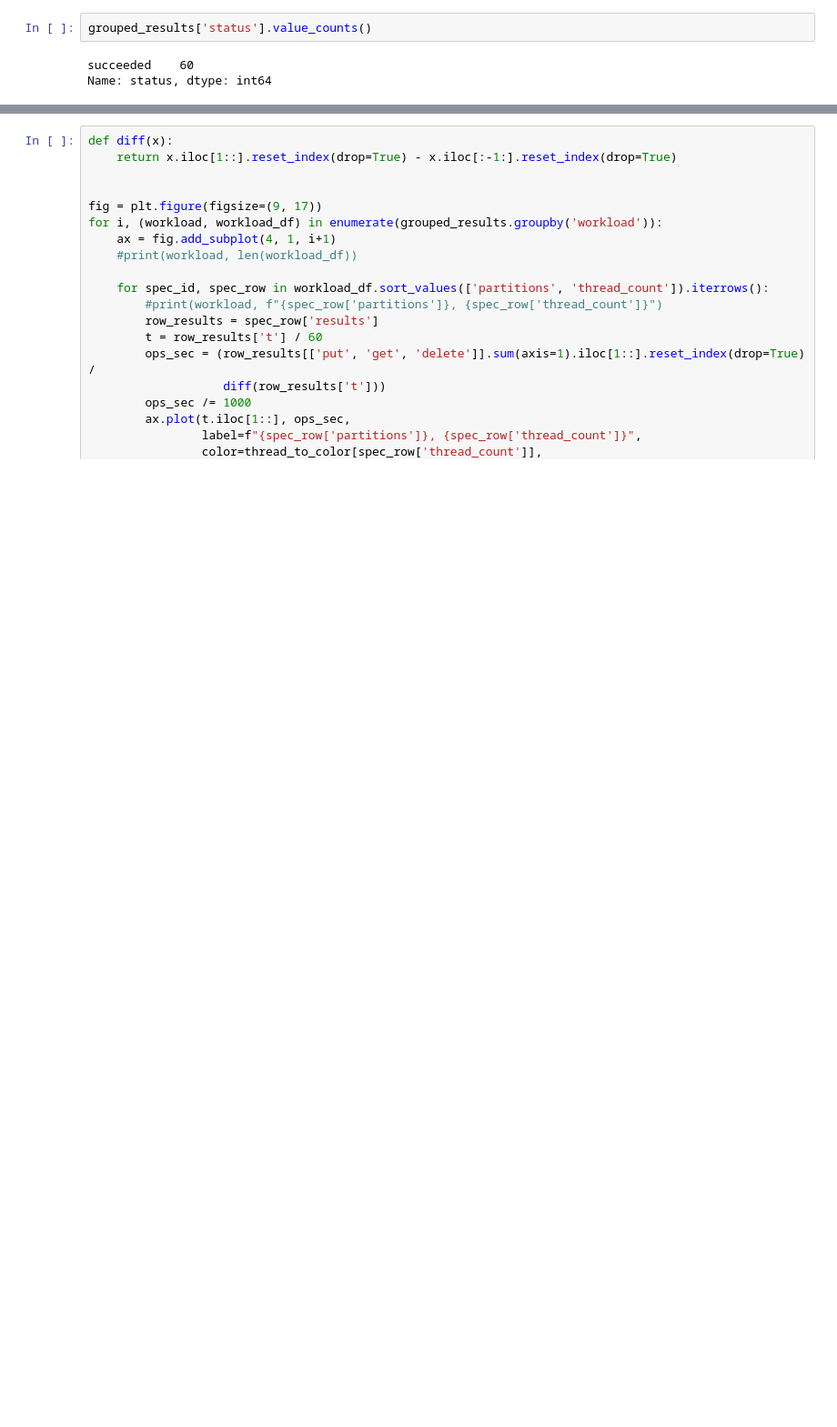
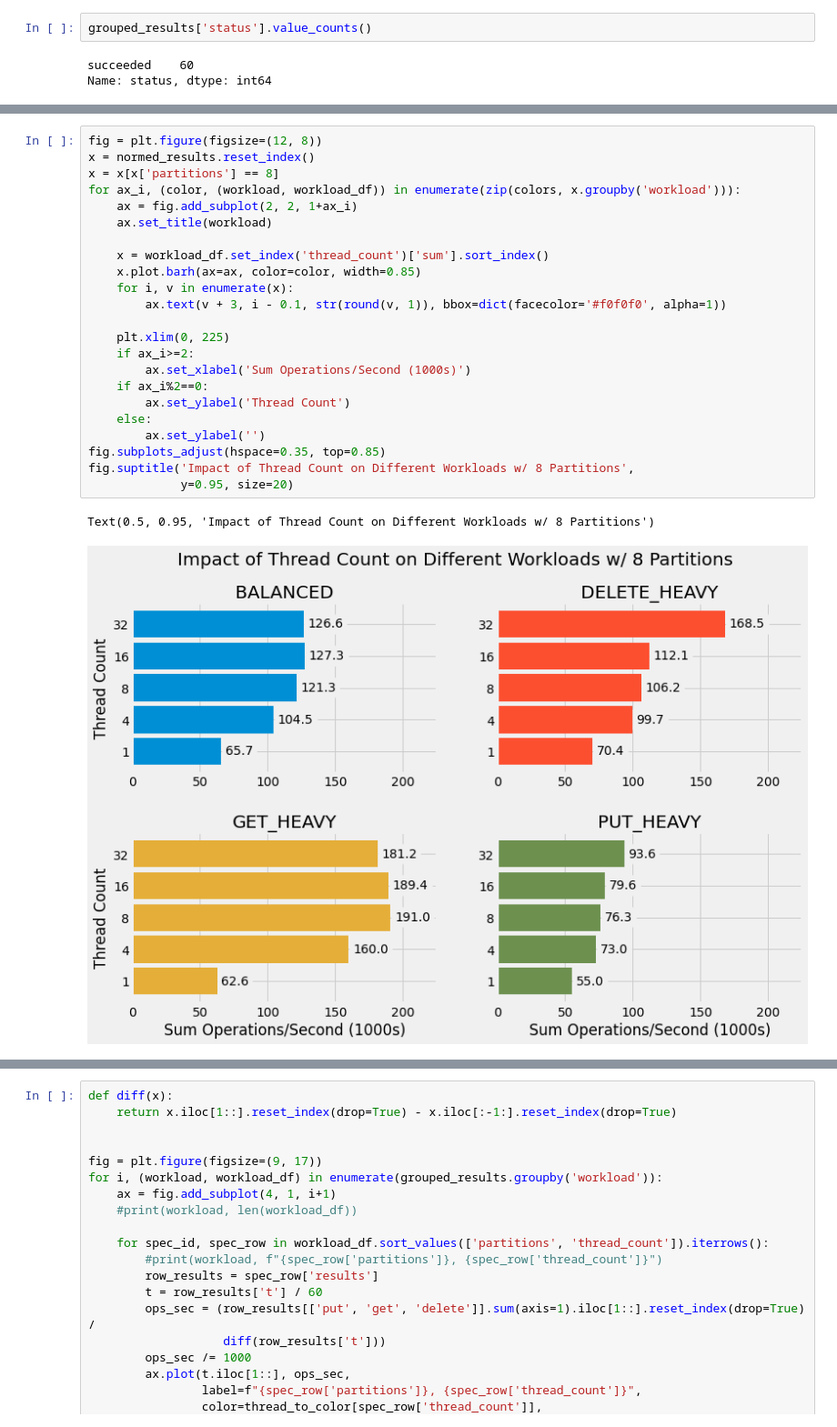
Before and after one commit to DBFromZero/dbf0analysis, a Jupyter notebook: xplr_lsm_part.ipynb, the cells around one changed output, grey strips where cells are left out. Shown at 91% size. Cells and saved outputs as stored; diff of their text form; blank space fills up the shorter version.

```diff
--- a/xplr_lsm_part.ipynb
+++ b/xplr_lsm_part.ipynb
@@ -108,0 +192,26 @@ partition_to_ls = dict(zip(sorted(set(spec_values['partitions'])), ['-', '--', '
+# %%
+fig = plt.figure(figsize=(12, 8))
+x = normed_results.reset_index()
+x = x[x['partitions'] == 8]
+for ax_i, (color, (workload, workload_df)) in enumerate(zip(colors, x.groupby('workload'))):
+    ax = fig.add_subplot(2, 2, 1+ax_i)
+    ax.set_title(workload)
+
+    x = workload_df.set_index('thread_count')['sum'].sort_index()
+    x.plot.barh(ax=ax, color=color, width=0.85)
+    for i, v in enumerate(x):
+        ax.text(v + 3, i - 0.1, str(round(v, 1)), bbox=dict(facecolor='#f0f0f0', alpha=1))
+
+    plt.xlim(0, 225)
+    if ax_i>=2:
+        ax.set_xlabel('Sum Operations/Second (1000s)')
+    if ax_i%2==0:
+        ax.set_ylabel('Thread Count')
+    else:
+        ax.set_ylabel('')
+fig.subplots_adjust(hspace=0.35, top=0.85)
+fig.suptitle('Impact of Thread Count on Different Workloads w/ 8 Partitions',
+             y=0.95, size=20)
+# %% [output]
+Text(0.5, 0.95, 'Impact of Thread Count on Different Workloads w/ 8 Partitions')
+[figure, added]
```
Also changed, not shown: parts of 24 cells of this notebook, 1 other file.
